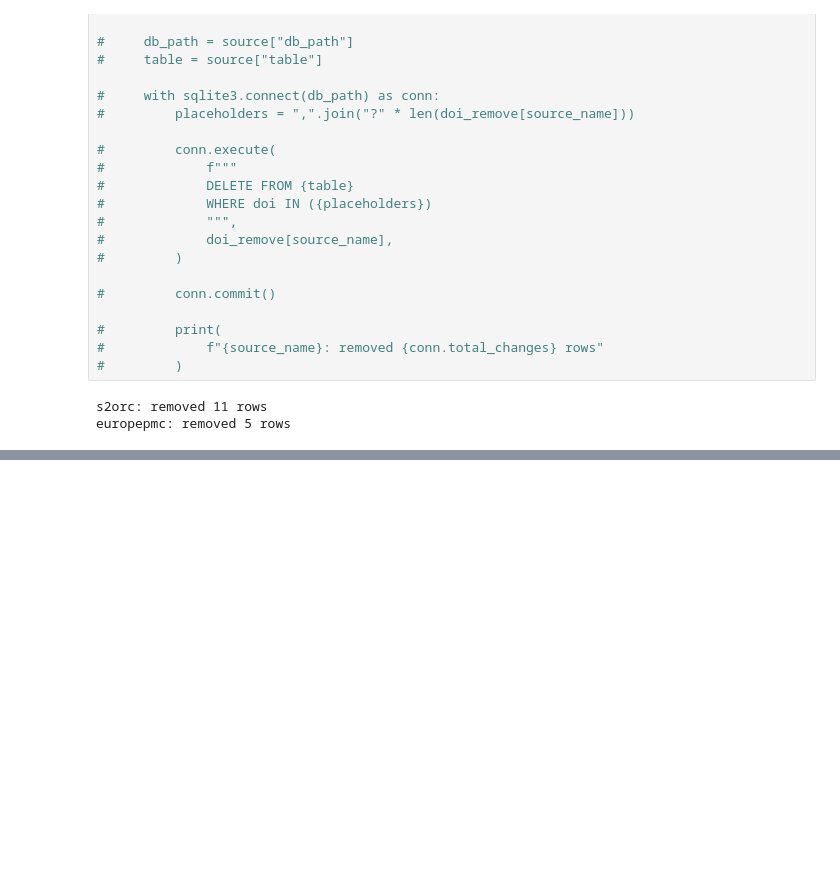
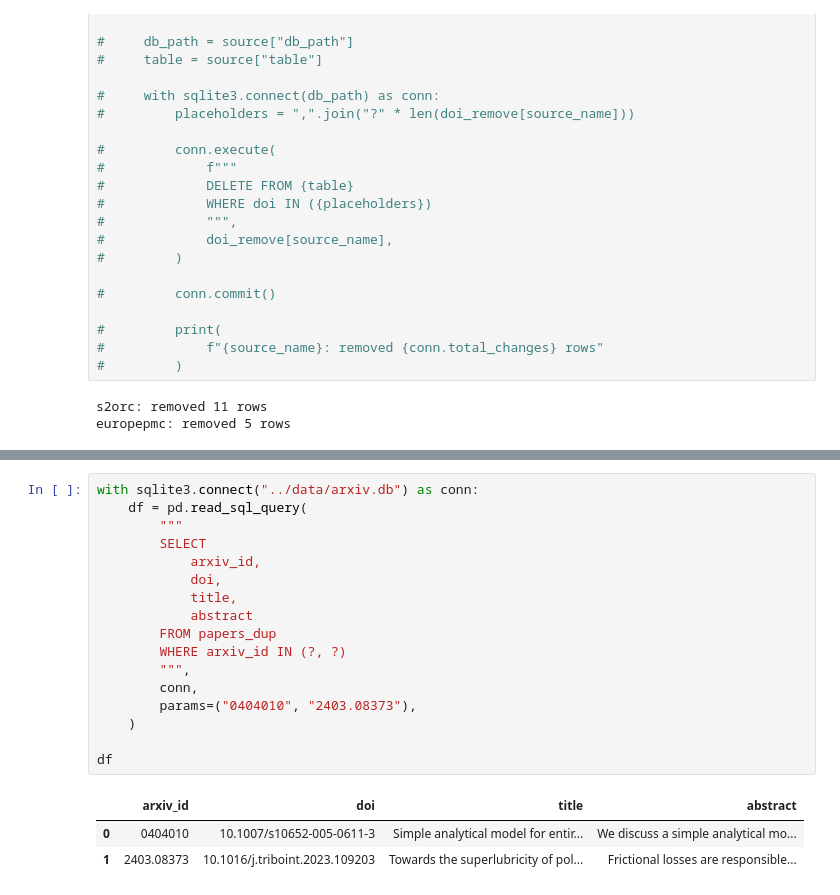
Before and after one commit to kevingeo11/synth_extract, a Jupyter notebook: notebooks/papers.ipynb, the cells around one changed output, grey strips where cells are left out. Drawn from its saved outputs; the diff is of its cells as text; blank space fills up the shorter version.

```diff
--- a/notebooks/papers.ipynb
+++ b/notebooks/papers.ipynb
@@ -2813,0 +2967,21 @@ europepmc: removed 5 rows
+# %%
+with sqlite3.connect("../data/arxiv.db") as conn:
+    df = pd.read_sql_query(
+        """
+        SELECT
+            arxiv_id,
+            doi,
+            title,
+            abstract
+        FROM papers_dup
+        WHERE arxiv_id IN (?, ?)
+        """,
+        conn,
+        params=("0404010", "2403.08373"),
+    )
+
+df
+# %% [output]
+|  | arxiv_id | doi | title | abstract |
+| 0 | 0404010 | 10.1007/s10652-005-0611-3 | Simple analytical model for entir... | We discuss a simple analytical mo... |
+| 1 | 2403.08373 | 10.1016/j.triboint.2023.109203 | Towards the superlubricity of pol... | Frictional losses are responsible... |
```
Also changed, not shown: parts of 13 cells of this notebook, 1 other file.
